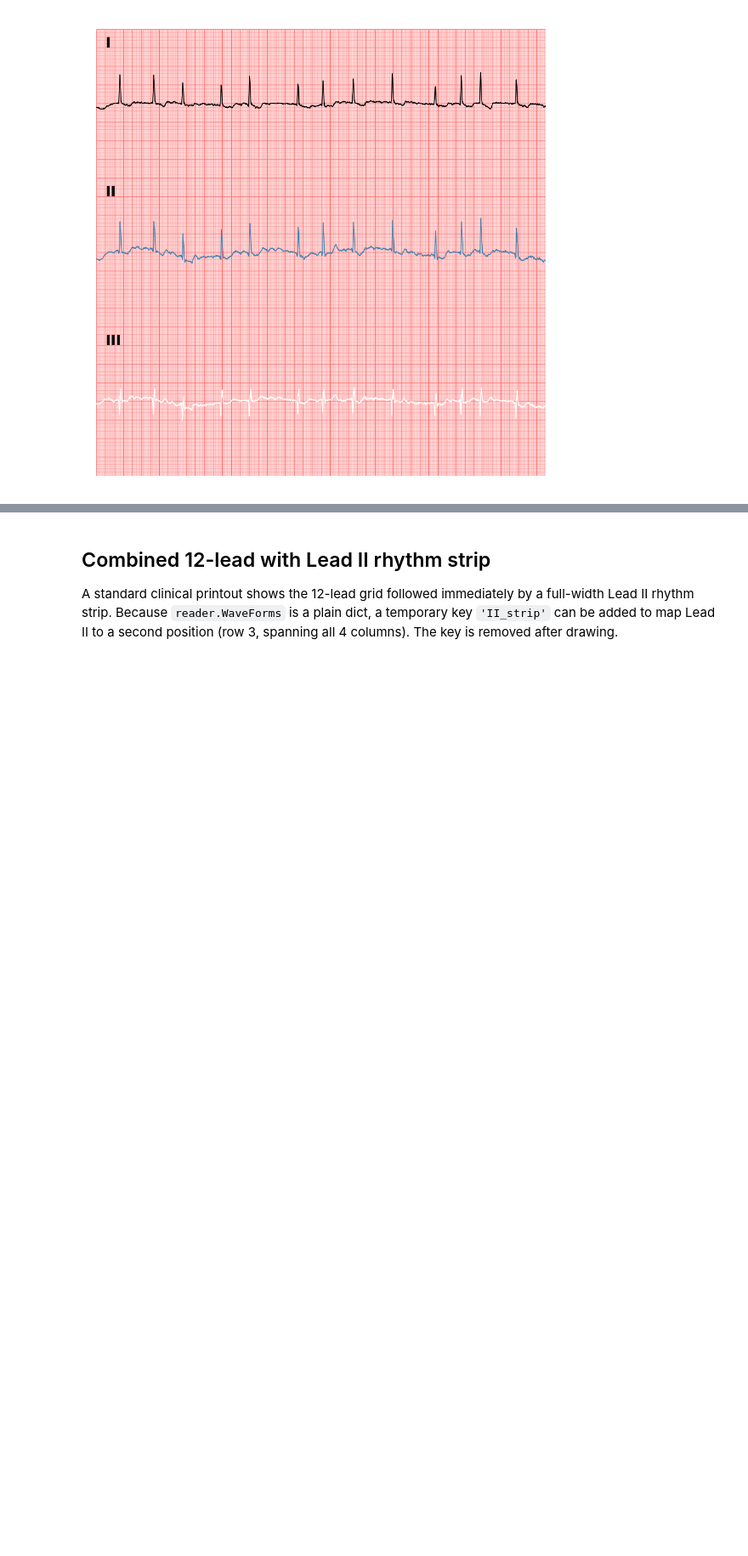
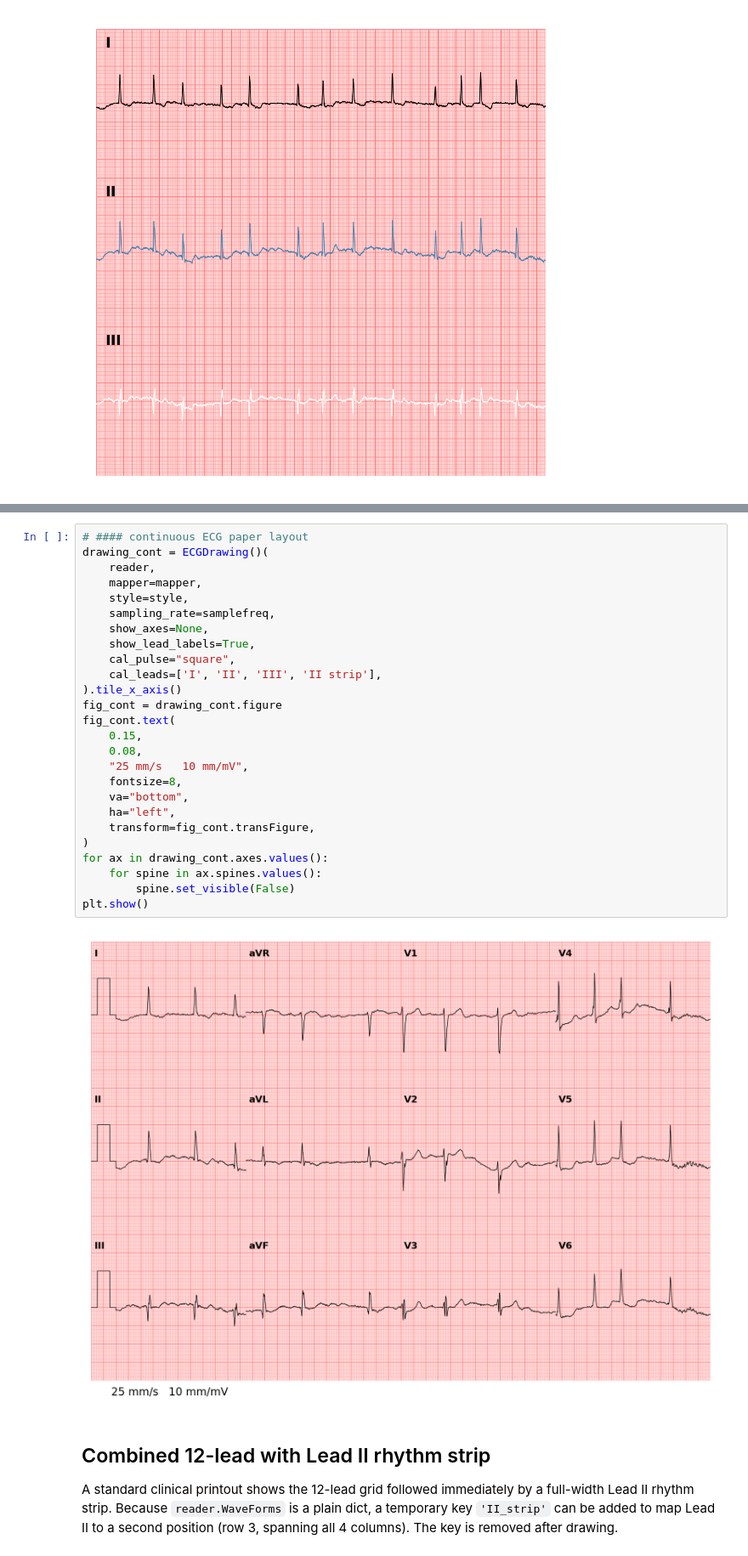
Before and after one commit to afschmidt/ECGProcess, a Jupyter notebook: resources/examples/plot_ecgs.ipynb, the cells around one changed output, grey strips where cells are left out. Shown at 85% size. Drawn from its saved outputs; the diff is of its cells as text; blank space fills up the shorter version.

```diff
--- a/resources/examples/plot_ecgs.ipynb
+++ b/resources/examples/plot_ecgs.ipynb
@@ -312,3 +321,31 @@ Lead 'aVR' is in signal data but not requested in mapper.
+# %%
+# #### continuous ECG paper layout
+drawing_cont = ECGDrawing()(
+    reader,
+    mapper=mapper,
+    style=style,
+    sampling_rate=samplefreq,
+    show_axes=None,
+    show_lead_labels=True,
+    cal_pulse="square",
+    cal_leads=['I', 'II', 'III', 'II strip'],
+).tile_x_axis()
+fig_cont = drawing_cont.figure
+fig_cont.text(
+    0.15,
+    0.08,
+    "25 mm/s   10 mm/mV",
+    fontsize=8,
+    va="bottom",
+    ha="left",
+    transform=fig_cont.transFigure,
+)
+for ax in drawing_cont.axes.values():
+    for spine in ax.spines.values():
+        spine.set_visible(False)
+plt.show()
+# %% [output]
+[figure, added]
 # %% [markdown]
 ## Combined 12-lead with Lead II rhythm strip
 
```
Also changed, not shown: parts of 2 cells of this notebook, 2 other files.
